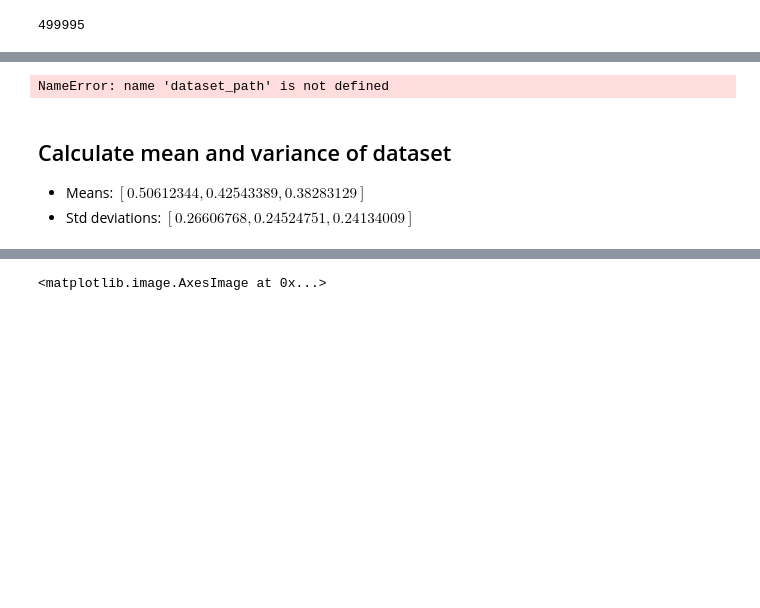
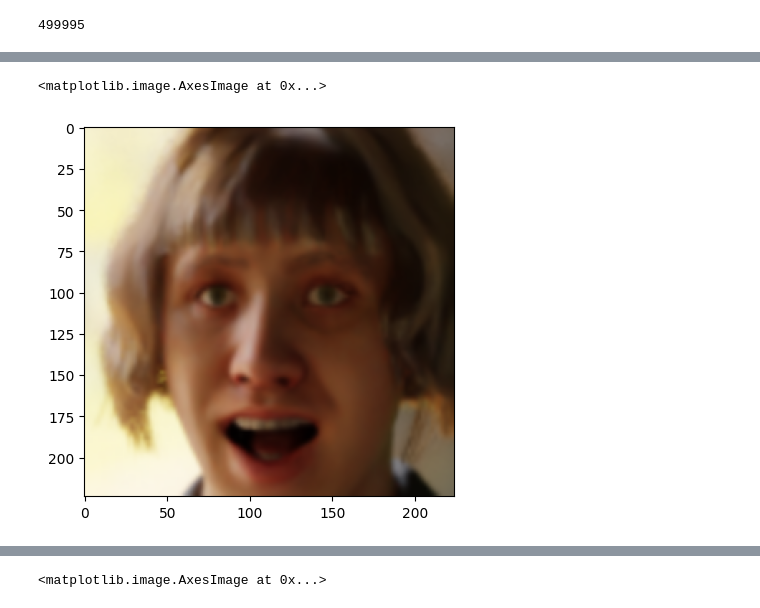
Before and after one commit to madhava20217/Realtime-Masked-Face-Unmasker, a Jupyter notebook: Reconstruction/swinT reconstruction.ipynb, the cells around one changed output, grey strips where cells are left out. Drawn from its saved outputs; the diff is of its cells as text; code cells hidden in the pictures; blank space fills up the shorter version.

```diff
--- a/Reconstruction/swinT reconstruction.ipynb
+++ b/Reconstruction/swinT reconstruction.ipynb
@@ -41,21 +46,17 @@ len(files)
 # %%
 sizes = (224, 224)
 
 rescale_transform = transforms.Compose([
     transforms.ToTensor(),
     transforms.Resize(sizes, antialias= False),
     transforms.Normalize(
-        mean = 0.2,
-        std = 0.45
+        mean = 0,
+        std = 1
     )
 ])
 
-img = rescale_transform(Image.open(dataset_path+'000041.jpg')).permute(1, 2, 0).numpy()
+img = rescale_transform(Image.open(files[0]).convert("RGB")).permute(1, 2, 0).numpy()
 plt.imshow(img)
 # %% [output]
-NameError: name 'dataset_path' is not defined
+<matplotlib.image.AxesImage at 0x...>
+[figure, added]
-# %% [markdown]
-## Calculate mean and variance of dataset
-
-- Means: $[0.50612344, 0.42543389, 0.38283129]$
-- Std deviations: $[0.26606768, 0.24524751, 0.24134009]$
```
Also changed, not shown: parts of 19 cells of this notebook.
